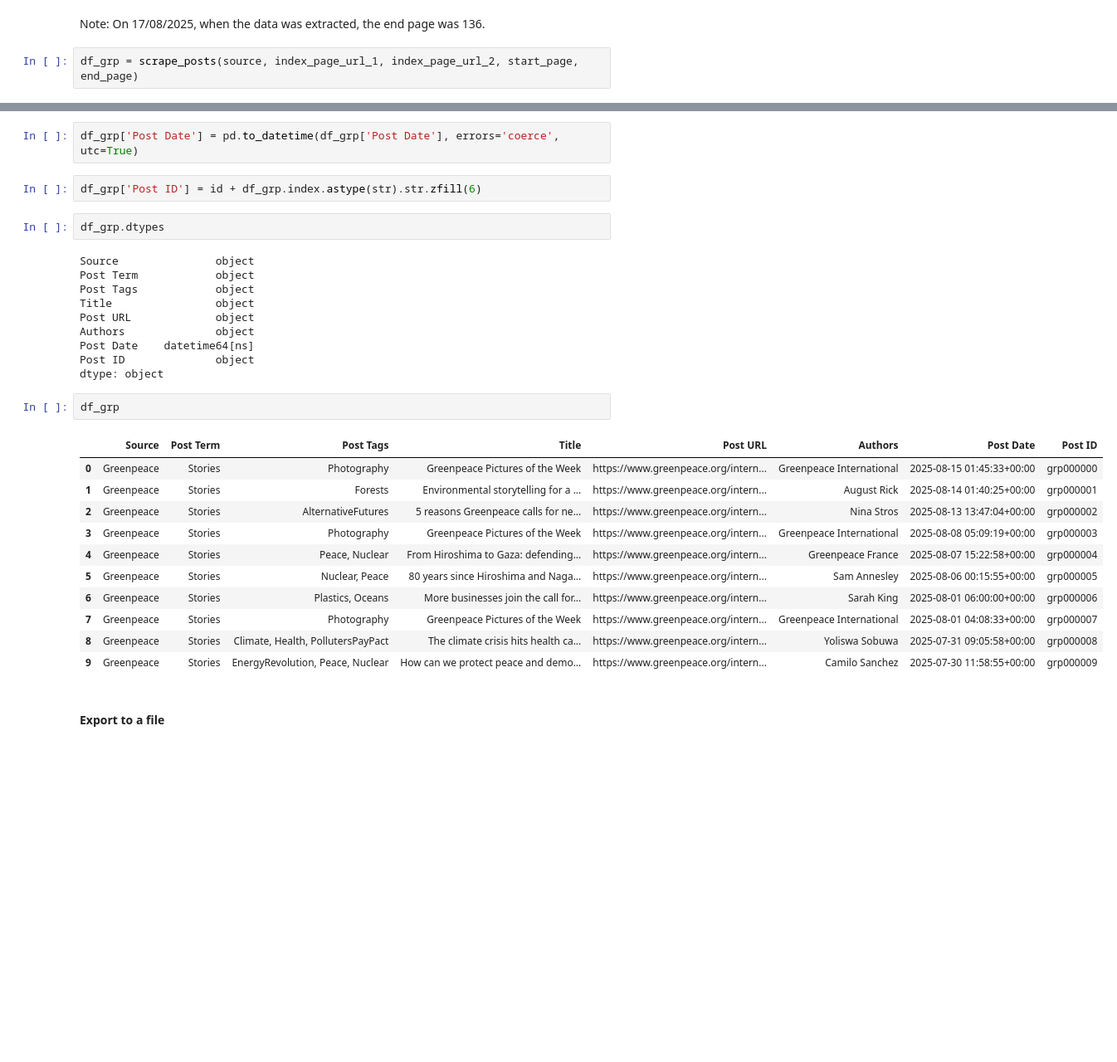
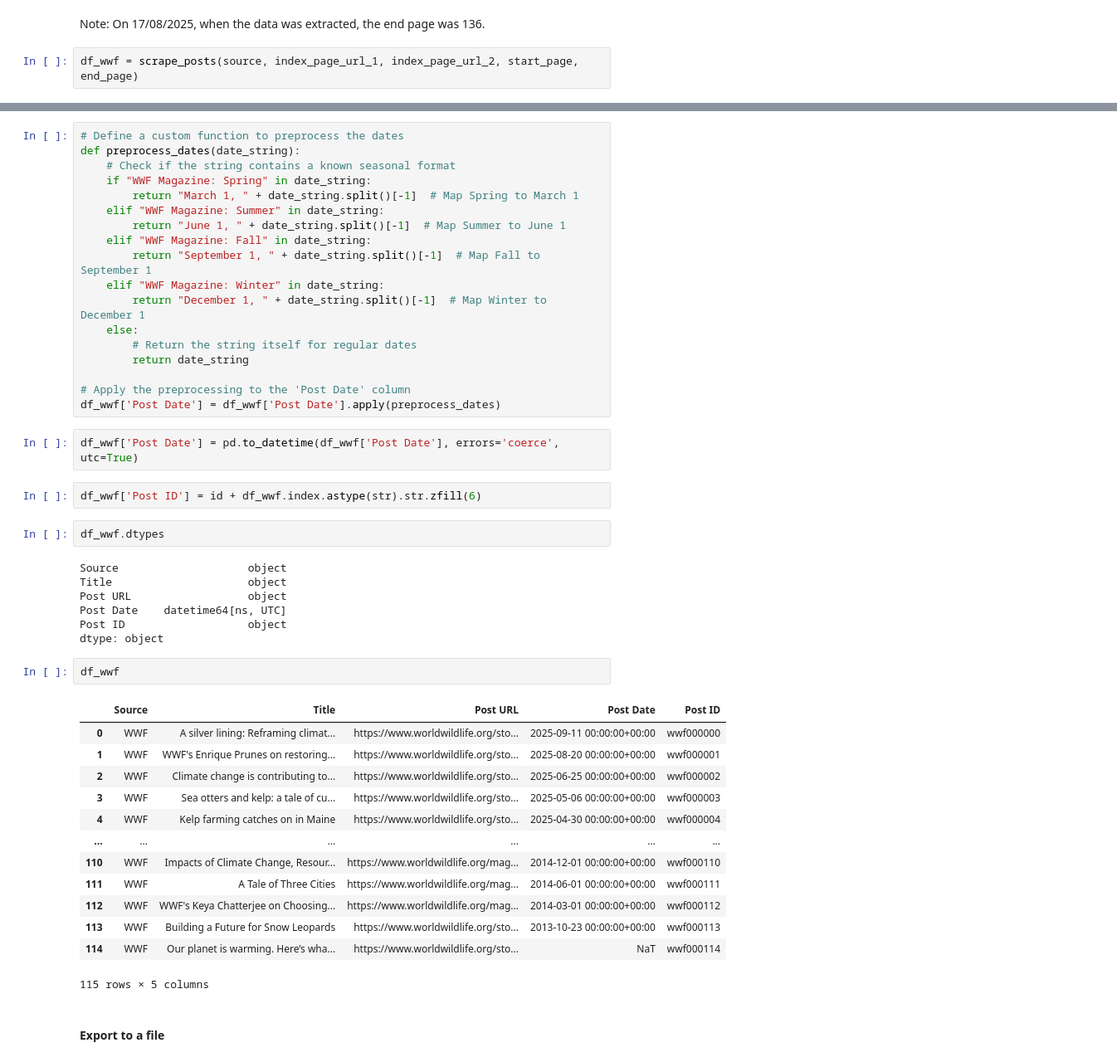
Before and after one commit to laelgelc/cl_st2_arianne, a Jupyter notebook: CL_St2_Ph1_Arianne.ipynb, the cells around one changed output, grey strips where cells are left out. Shown: that part at 83% size. Drawn from its saved outputs; the diff is of its cells as text; blank space fills up the shorter version.

```diff
--- a/CL_St2_Ph1_Arianne.ipynb
+++ b/CL_St2_Ph1_Arianne.ipynb
@@ -785,4 +751,4 @@ end_page = 136
 # %% [markdown]
 Note: On 17/08/2025, when the data was extracted, the end page was 136.
 # %%
-df_grp = scrape_posts(source, index_page_url_1, index_page_url_2, start_page, end_page)
+df_wwf = scrape_posts(source, index_page_url_1, index_page_url_2, start_page, end_page)
@@ -789,33 +771,50 @@ df_grp = scrape_posts(source, index_page_url_1, index_page_url_2, start_page, en
+# %%
+# Define a custom function to preprocess the dates
+def preprocess_dates(date_string):
+    # Check if the string contains a known seasonal format
+    if "WWF Magazine: Spring" in date_string:
+        return "March 1, " + date_string.split()[-1]  # Map Spring to March 1
+    elif "WWF Magazine: Summer" in date_string:
+        return "June 1, " + date_string.split()[-1]  # Map Summer to June 1
+    elif "WWF Magazine: Fall" in date_string:
+        return "September 1, " + date_string.split()[-1]  # Map Fall to September 1
+    elif "WWF Magazine: Winter" in date_string:
+        return "December 1, " + date_string.split()[-1]  # Map Winter to December 1
+    else:
+        # Return the string itself for regular dates
+        return date_string
+
+# Apply the preprocessing to the 'Post Date' column
+df_wwf['Post Date'] = df_wwf['Post Date'].apply(preprocess_dates)
 # %%
-df_grp['Post Date'] = pd.to_datetime(df_grp['Post Date'], errors='coerce', utc=True)
+df_wwf['Post Date'] = pd.to_datetime(df_wwf['Post Date'], errors='coerce', utc=True)
 # %%
-df_grp['Post ID'] = id + df_grp.index.astype(str).str.zfill(6)
+df_wwf['Post ID'] = id + df_wwf.index.astype(str).str.zfill(6)
 # %%
-df_grp.dtypes
+df_wwf.dtypes
 # %% [output]
-Source               object
-Post Term            object
-Post Tags            object
-Title                object
-Post URL             object
-Authors              object
-Post Date    datetime64[ns]
-Post ID              object
+Source                    object
+Title                     object
+Post URL                  object
+Post Date    datetime64[ns, UTC]
+Post ID                   object
 dtype: object
 # %%
-df_grp
+df_wwf
 # %% [output]
-|  | Source | Post Term | Post Tags | Title | Post URL | Authors | Post Date | Post ID |
-| 0 | Greenpeace | Stories | Photography | Greenpeace Pictures of the Week | https://www.greenpeace.org/intern... | Greenpeace International | 2025-08-15 01:45:33+00:00 | grp000000 |
-| 1 | Greenpeace | Stories | Forests | Environmental storytelling for a ... | https://www.greenpeace.org/intern... | August Rick | 2025-08-14 01:40:25+00:00 | grp000001 |
-| 2 | Greenpeace | Stories | AlternativeFutures | 5 reasons Greenpeace calls for ne... | https://www.greenpeace.org/intern... | Nina Stros | 2025-08-13 13:47:04+00:00 | grp000002 |
-| 3 | Greenpeace | Stories | Photography | Greenpeace Pictures of the Week | https://www.greenpeace.org/intern... | Greenpeace International | 2025-08-08 05:09:19+00:00 | grp000003 |
-| 4 | Greenpeace | Stories | Peace, Nuclear | From Hiroshima to Gaza: defending... | https://www.greenpeace.org/intern... | Greenpeace France | 2025-08-07 15:22:58+00:00 | grp000004 |
-| 5 | Greenpeace | Stories | Nuclear, Peace | 80 years since Hiroshima and Naga... | https://www.greenpeace.org/intern... | Sam Annesley | 2025-08-06 00:15:55+00:00 | grp000005 |
-| 6 | Greenpeace | Stories | Plastics, Oceans | More businesses join the call for... | https://www.greenpeace.org/intern... | Sarah King | 2025-08-01 06:00:00+00:00 | grp000006 |
-| 7 | Greenpeace | Stories | Photography | Greenpeace Pictures of the Week | https://www.greenpeace.org/intern... | Greenpeace International | 2025-08-01 04:08:33+00:00 | grp000007 |
-| 8 | Greenpeace | Stories | Climate, Health, PollutersPayPact | The climate crisis hits health ca... | https://www.greenpeace.org/intern... | Yoliswa Sobuwa | 2025-07-31 09:05:58+00:00 | grp000008 |
-| 9 | Greenpeace | Stories | EnergyRevolution, Peace, Nuclear | How can we protect peace and demo... | https://www.greenpeace.org/intern... | Camilo Sanchez | 2025-07-30 11:58:55+00:00 | grp000009 |
+|  | Source | Title | Post URL | Post Date | Post ID |
+| 0 | WWF | A silver lining: Reframing climat... | https://www.worldwildlife.org/sto... | 2025-09-11 00:00:00+00:00 | wwf000000 |
+| 1 | WWF | WWF's Enrique Prunes on restoring... | https://www.worldwildlife.org/sto... | 2025-08-20 00:00:00+00:00 | wwf000001 |
+| 2 | WWF | Climate change is contributing to... | https://www.worldwildlife.org/sto... | 2025-06-25 00:00:00+00:00 | wwf000002 |
+| 3 | WWF | Sea otters and kelp: a tale of cu... | https://www.worldwildlife.org/sto... | 2025-05-06 00:00:00+00:00 | wwf000003 |
+| 4 | WWF | Kelp farming catches on in Maine | https://www.worldwildlife.org/sto... | 2025-04-30 00:00:00+00:00 | wwf000004 |
+| ... | ... | ... | ... | ... | ... |
+| 110 | WWF | Impacts of Climate Change, Resour... | https://www.worldwildlife.org/mag... | 2014-12-01 00:00:00+00:00 | wwf000110 |
+| 111 | WWF | A Tale of Three Cities | https://www.worldwildlife.org/mag... | 2014-06-01 00:00:00+00:00 | wwf000111 |
+| 112 | WWF | WWF's Keya Chatterjee on Choosing... | https://www.worldwildlife.org/mag... | 2014-03-01 00:00:00+00:00 | wwf000112 |
+| 113 | WWF | Building a Future for Snow Leopards | https://www.worldwildlife.org/sto... | 2013-10-23 00:00:00+00:00 | wwf000113 |
+| 114 | WWF | Our planet is warming. Here’s wha... | https://www.worldwildlife.org/sto... | NaT | wwf000114 |
+115 rows × 5 columns
 # %% [markdown]
 #### Export to a file
 # %%
```
Also changed, not shown: parts of 8 cells of this notebook, 6 other files.
